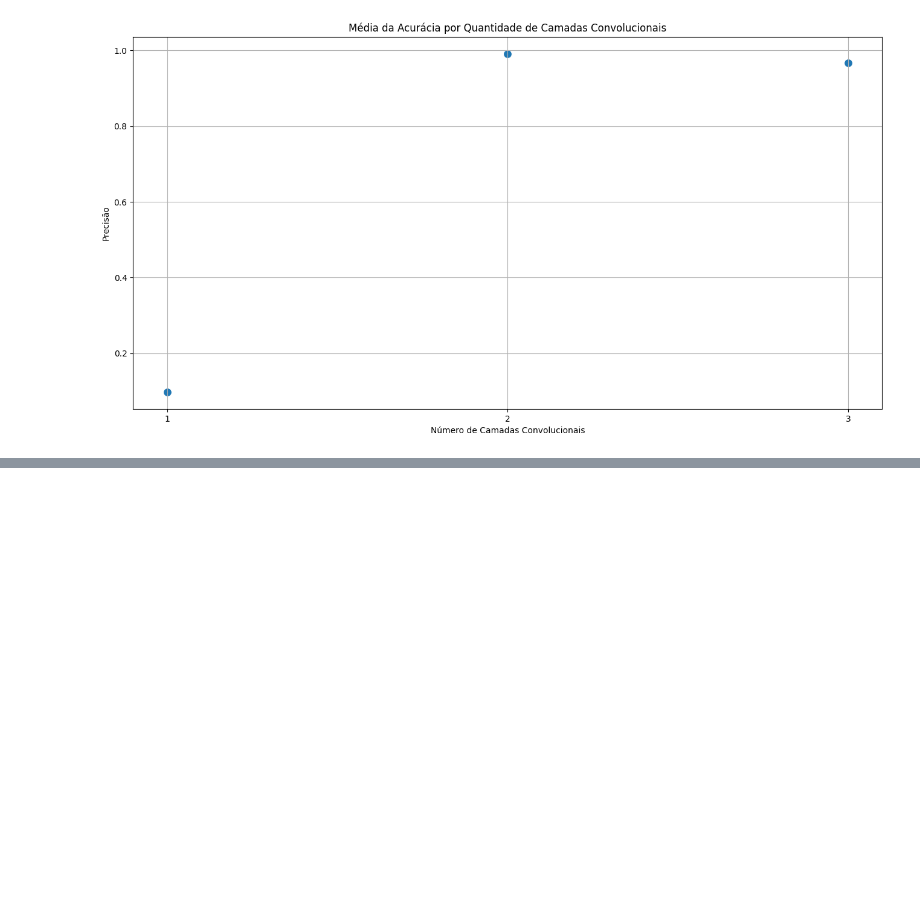
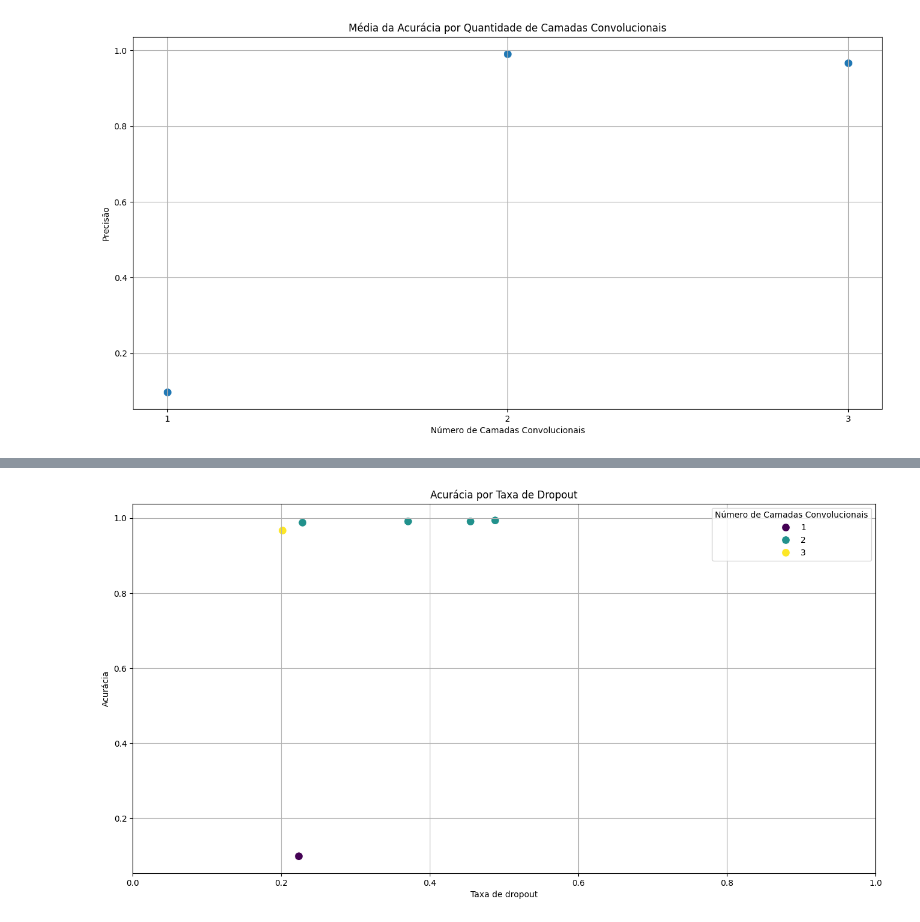
Before and after one commit to GuilhermeMaciel75/Redes_Neurais_p1, a Jupyter notebook: src/CNNPyTorch.ipynb, the cells around one changed output, grey strips where cells are left out. Cells and saved outputs as stored; diff of their text form; code cells hidden in the pictures; blank space fills up the shorter version.

```diff
--- a/src/CNNPyTorch.ipynb
+++ b/src/CNNPyTorch.ipynb
@@ -801,0 +814,16 @@ plt.show()
+# %%
+plt.figure(figsize=(16, 8))
+
+sns.scatterplot(data=df, x='params_drop_conv2', y='user_attrs_accuracy', hue='params_num_conv_layers', palette='viridis'
+                , s=100)
+
+plt.title('Acurácia por Taxa de Dropout')
+plt.xlabel('Taxa de dropout')
+plt.ylabel('Acurácia')
+plt.xlim(0.0, 1)
+plt.grid(True)
+plt.legend(title='Número de Camadas Convolucionais', loc='upper right')
+
+plt.show()
+# %% [output]
+[figure, added]
```
Also changed, not shown: parts of 1 cell of this notebook.
